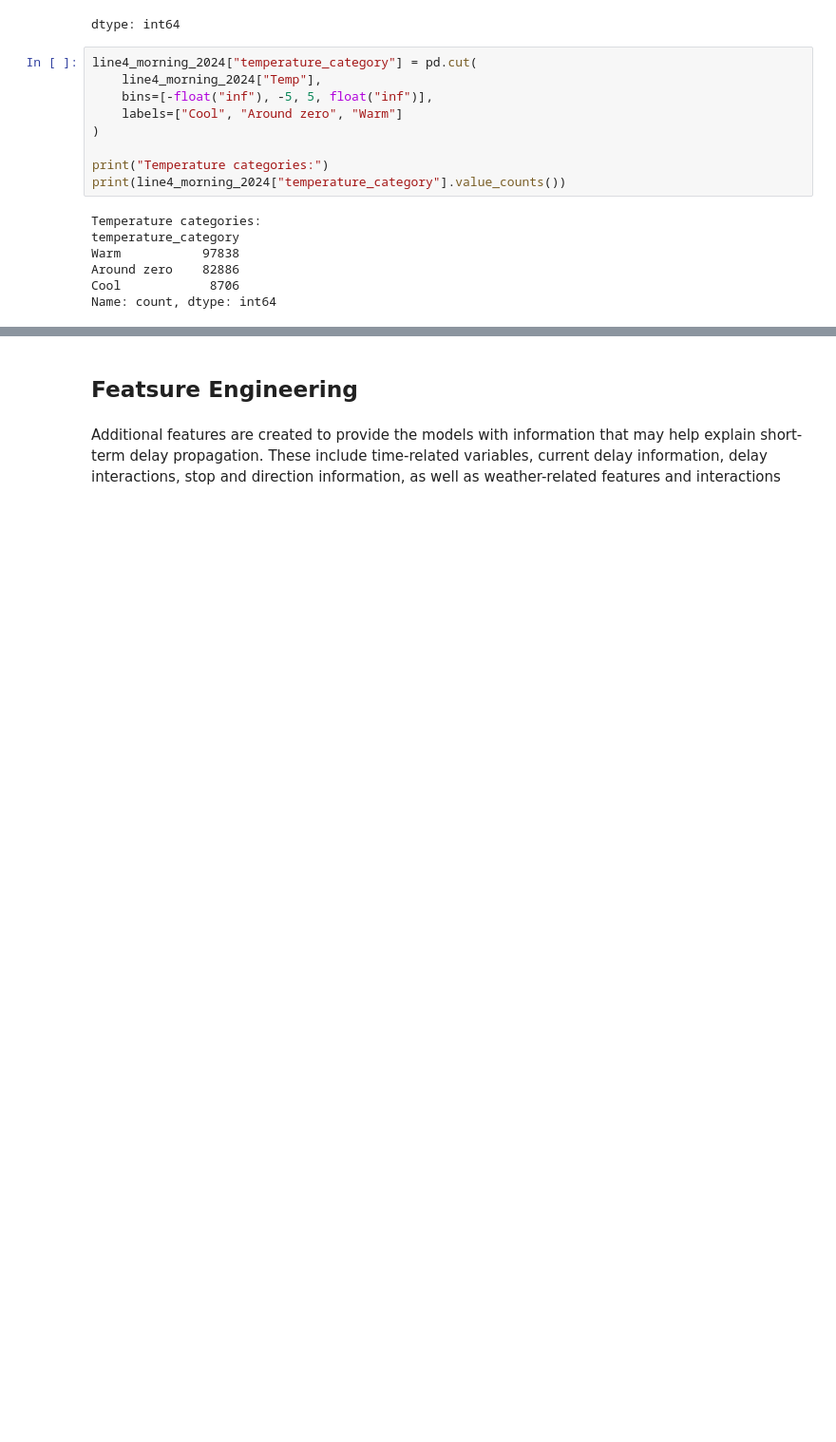
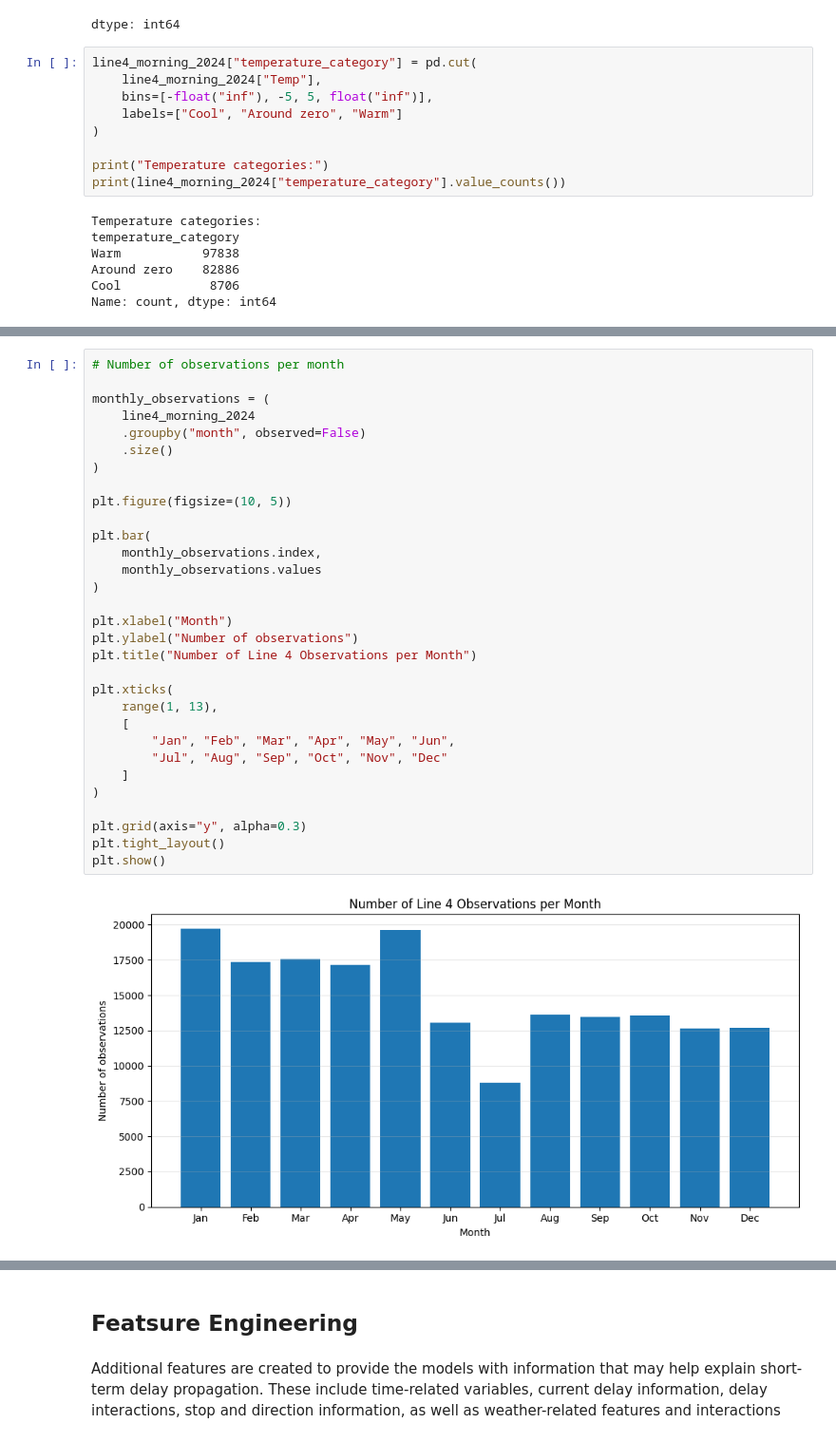
Before and after one commit to felwern/AI_course_exercises, a Jupyter notebook: Project_Line_4.ipynb, the cells around one changed output, grey strips where cells are left out. Shown at 95% size. Drawn from its saved outputs; the diff is of its cells as text; blank space fills up the shorter version.

```diff
--- a/Project_Line_4.ipynb
+++ b/Project_Line_4.ipynb
@@ -1411,0 +1499,33 @@ Name: count, dtype: int64
+# %%
+# Number of observations per month
+
+monthly_observations = (
+    line4_morning_2024
+    .groupby("month", observed=False)
+    .size()
+)
+
+plt.figure(figsize=(10, 5))
+
+plt.bar(
+    monthly_observations.index,
+    monthly_observations.values
+)
+
+plt.xlabel("Month")
+plt.ylabel("Number of observations")
+plt.title("Number of Line 4 Observations per Month")
+
+plt.xticks(
+    range(1, 13),
+    [
+        "Jan", "Feb", "Mar", "Apr", "May", "Jun",
+        "Jul", "Aug", "Sep", "Oct", "Nov", "Dec"
+    ]
+)
+
+plt.grid(axis="y", alpha=0.3)
+plt.tight_layout()
+plt.show()
+# %% [output]
+[figure, added]
```
Also changed, not shown: parts of 9 cells of this notebook.
